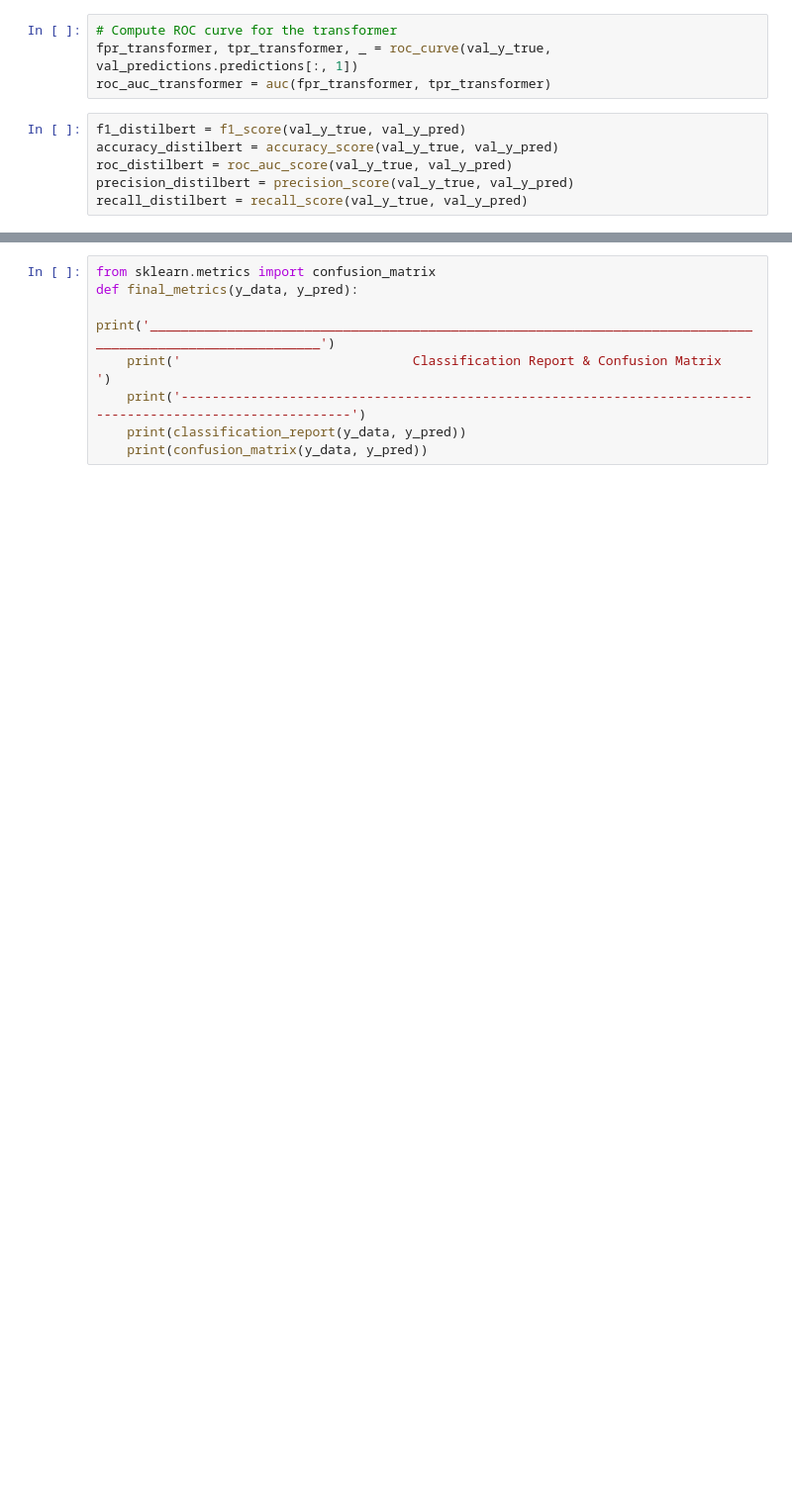
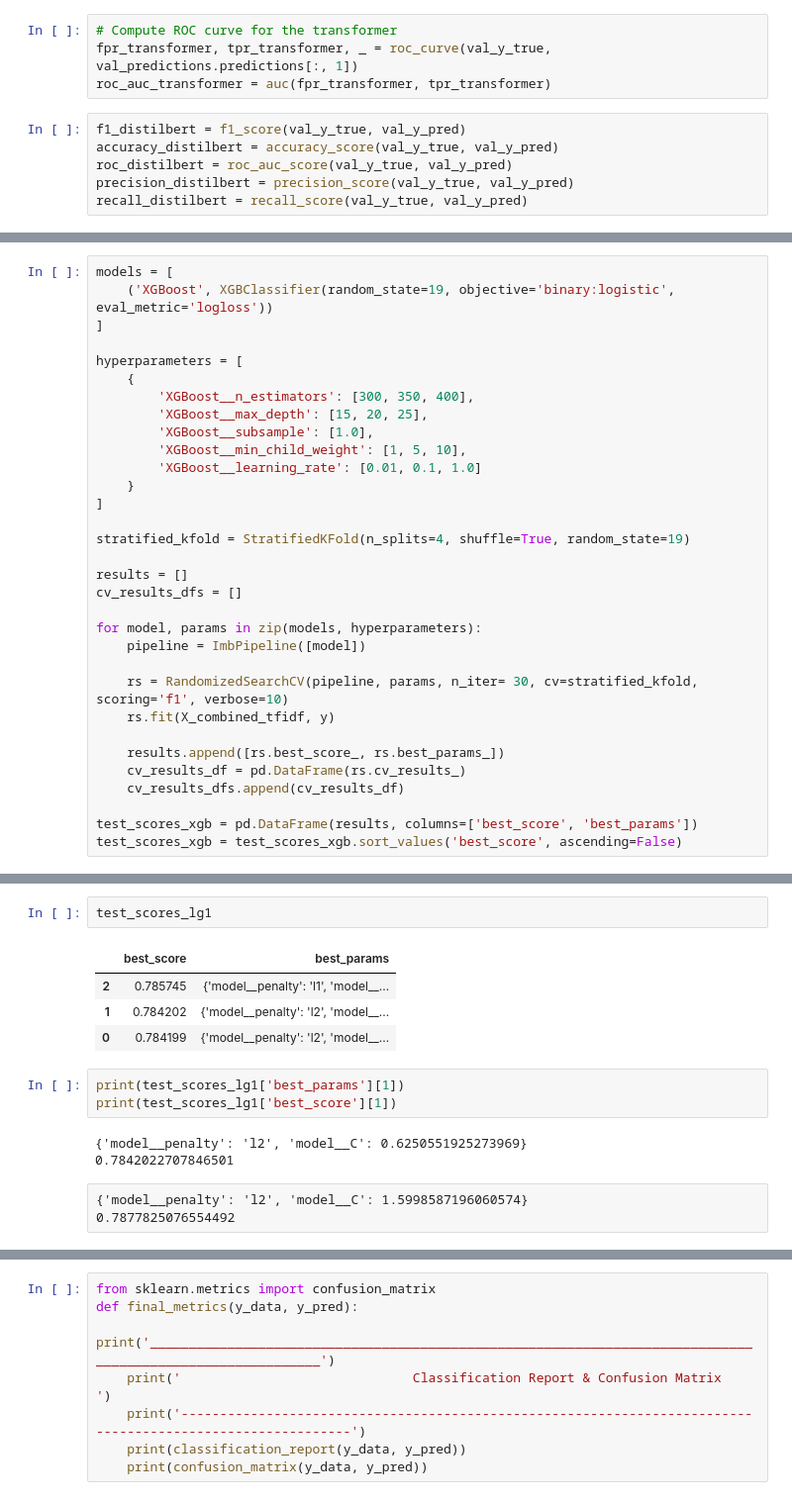
Before and after one commit to Catarinacpns/Airbnb-predicting-property-delisting-NLP-, a Jupyter notebook: notebooks/04_model_testing_eval.ipynb, the cells around one changed output, grey strips where cells are left out. Shown at 99% size. Saved outputs shown, nothing was run; the diff lists cells and outputs as text; blank space fills up the shorter version.

```diff
--- a/notebooks/04_model_testing_eval.ipynb
+++ b/notebooks/04_model_testing_eval.ipynb
@@ -682,0 +1034,32 @@ recall_distilbert = recall_score(val_y_true, val_y_pred)
+# %%
+models = [
+    ('XGBoost', XGBClassifier(random_state=19, objective='binary:logistic', eval_metric='logloss'))
+]
+
+hyperparameters = [
+    {
+        'XGBoost__n_estimators': [300, 350, 400],
+        'XGBoost__max_depth': [15, 20, 25],
+        'XGBoost__subsample': [1.0],
+        'XGBoost__min_child_weight': [1, 5, 10],
+        'XGBoost__learning_rate': [0.01, 0.1, 1.0]
+    }
+]
+
+stratified_kfold = StratifiedKFold(n_splits=4, shuffle=True, random_state=19)
+
+results = []
+cv_results_dfs = []
+
+for model, params in zip(models, hyperparameters):
+    pipeline = ImbPipeline([model])
+
+    rs = RandomizedSearchCV(pipeline, params, n_iter= 30, cv=stratified_kfold, scoring='f1', verbose=10)
+    rs.fit(X_combined_tfidf, y)
+
+    results.append([rs.best_score_, rs.best_params_])
+    cv_results_df = pd.DataFrame(rs.cv_results_)
+    cv_results_dfs.append(cv_results_df)
+
+test_scores_xgb = pd.DataFrame(results, columns=['best_score', 'best_params'])
+test_scores_xgb = test_scores_xgb.sort_values('best_score', ascending=False)
@@ -682,0 +1177,16 @@ recall_distilbert = recall_score(val_y_true, val_y_pred)
+# %%
+test_scores_lg1
+# %% [output]
+|  | best_score | best_params |
+| 2 | 0.785745 | {'model__penalty': 'l1', 'model__... |
+| 1 | 0.784202 | {'model__penalty': 'l2', 'model__... |
+| 0 | 0.784199 | {'model__penalty': 'l2', 'model__... |
+# %%
+print(test_scores_lg1['best_params'][1])
+print(test_scores_lg1['best_score'][1])
+# %% [output]
+{'model__penalty': 'l2', 'model__C': 0.6250551925273969}
+0.7842022707846501
+# %% [raw]
+{'model__penalty': 'l2', 'model__C': 1.5998587196060574}
+0.7877825076554492
```
Also changed, not shown: parts of 187 cells of this notebook, 1 other file.
